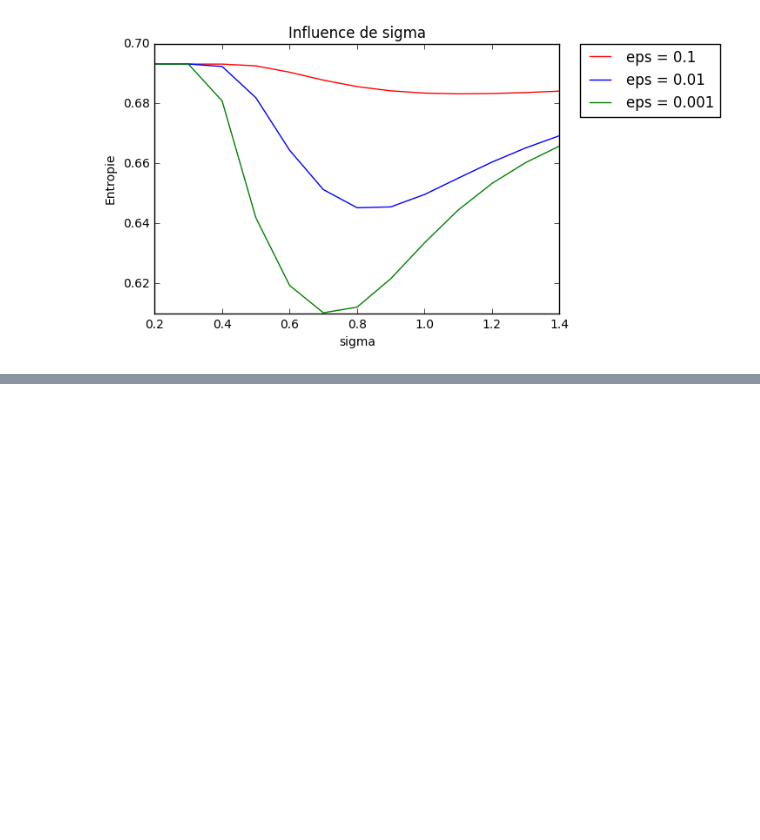
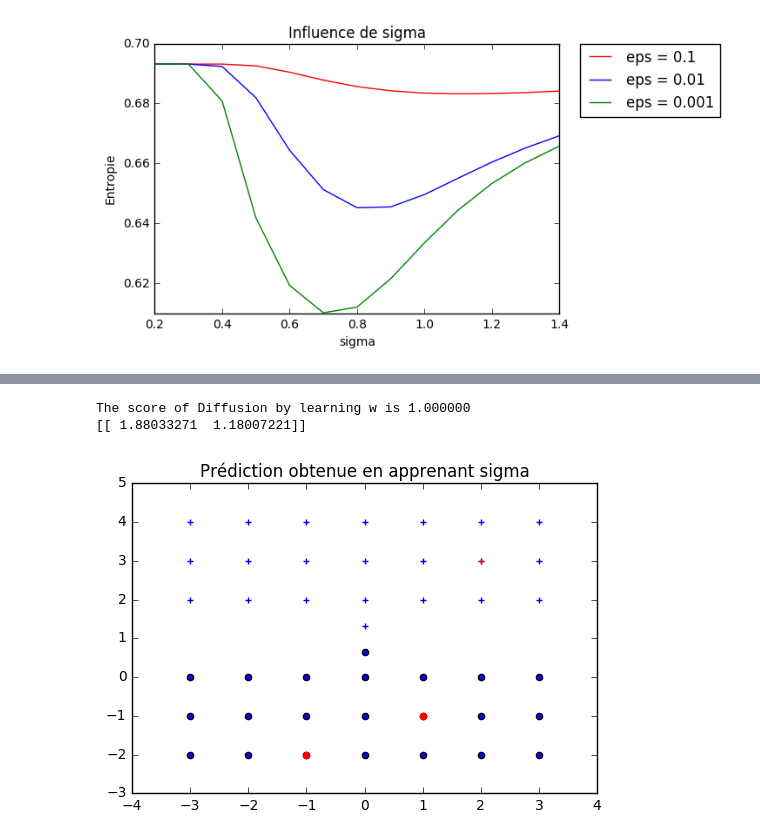
Before and after one commit to quentin-duchemin/Projet_MALAP, a Jupyter notebook: Projet.ipynb, the cells around one changed output, grey strips where cells are left out. Cells and saved outputs as stored; diff of their text form; code cells hidden in the pictures; blank space fills up the shorter version.

```diff
--- a/Projet.ipynb
+++ b/Projet.ipynb
@@ -858,0 +998,23 @@ plt.show()
+# %%
+M = DiffusionENERGY()
+M.fit(X,labels)
+print("The score of Diffusion by learning w is %f" % M.score(labpredire))
+M = DiffusionENERGY()
+M.fit(X,labels)
+prediction = M.predict()
+prediction = np.concatenate((np.array([-1,1,-1]),prediction))
+print(M.sigmas)
+ind1pred = np.where(prediction ==1)[0]
+indm1pred = np.where(prediction ==-1)[0]
+
+plt.scatter(X[ind1pred,0],X[ind1pred,1],marker='+')
+plt.scatter(X[indm1pred,0],X[indm1pred,1],marker='o')
+plt.scatter(X[0,0],X[0,1],color='r',marker='o')
+plt.scatter(X[1,0],X[1,1],color='r',marker='+')
+plt.scatter(X[2,0],X[2,1],color='r',marker='o')
+plt.title('Prédiction obtenue en apprenant sigma')
+plt.show()
+# %% [output]
+The score of Diffusion by learning w is 1.000000
+[[ 1.88033271  1.18007221]]
+[figure, added]
```
Also changed, not shown: parts of 9 cells of this notebook.
